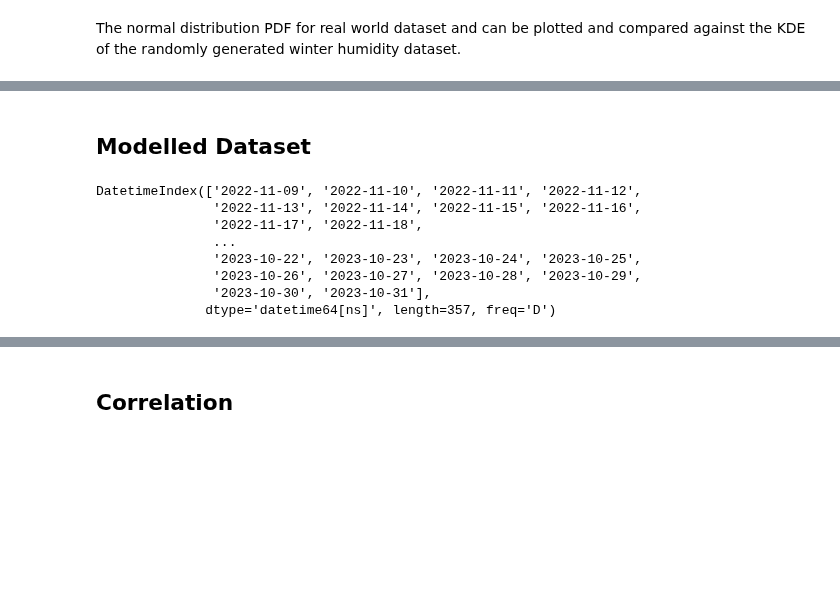
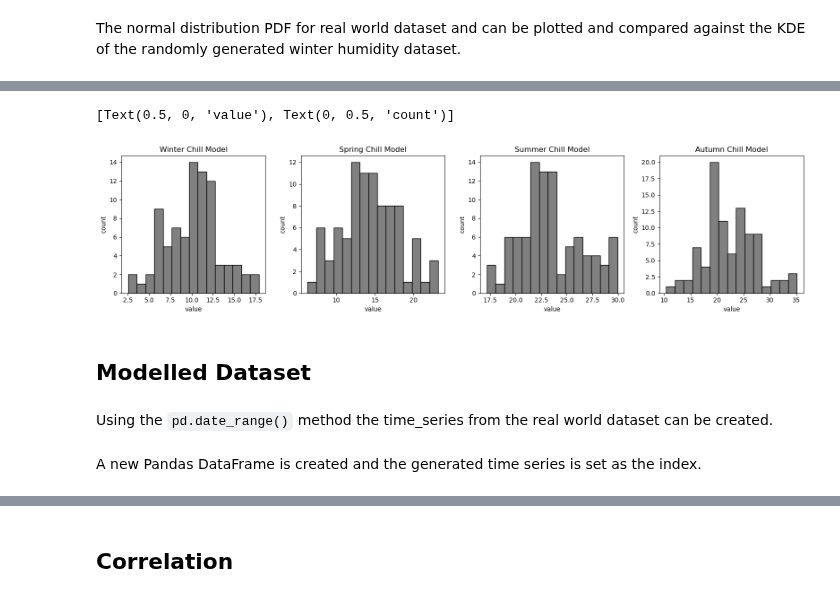
Before and after one commit to humphs078/ProgrammingforDataAnalysisAssignment_1, a Jupyter notebook: submission_notebook.ipynb, the cells around one changed output, grey strips where cells are left out. Drawn from its saved outputs; the diff is of its cells as text; code cells hidden in the pictures; blank space fills up the shorter version.

```diff
--- a/submission_notebook.ipynb
+++ b/submission_notebook.ipynb
@@ -689,15 +718,32 @@ plt.show()
+# %%
+winter_normal_chill = np.random.normal(winter.describe()['chill_celsius']['mean'], winter.describe()['chill_celsius']['std'], size = winter_rows)
+spring_normal_chill = np.random.normal(spring.describe()['chill_celsius']['mean'], spring.describe()['chill_celsius']['std'], size = spring_rows)
+summer_normal_chill = np.random.normal(summer.describe()['chill_celsius']['mean'], summer.describe()['chill_celsius']['std'], size = summer_rows)
+autumn_normal_chill = np.random.normal(autumn.describe()['chill_celsius']['mean'], autumn.describe()['chill_celsius']['std'], size = autumn_rows)
+# %%
+# seeding so the random numbers generated don't change when code is run, for demonstrative purposes
+seed = np.random.seed(4)
+
+plt.rcParams["figure.figsize"] = [16, 4]
+plt.rcParams["figure.autolayout"] = True
+
+fig, axis = plt.subplots(1, 4)
+axis[0].hist(winter_normal_chill, color = 'grey', edgecolor = 'black', bins=15)
+axis[0].set_title("Winter Chill Model")
+axis[0].set(xlabel='value', ylabel='count')
+axis[1].hist(spring_normal_chill, color = 'grey', edgecolor = 'black', bins=15)
+axis[1].set_title("Spring Chill Model")
+axis[1].set(xlabel='value', ylabel='count')
+axis[2].hist(summer_normal_chill, color = 'grey', edgecolor = 'black', bins=15)
+axis[2].set_title("Summer Chill Model")
+axis[2].set(xlabel='value', ylabel='count')
+axis[3].hist(autumn_normal_chill, color = 'grey', edgecolor = 'black', bins=15)
+axis[3].set_title("Autumn Chill Model")
+axis[3].set(xlabel='value', ylabel='count')
+# %% [output]
+[Text(0.5, 0, 'value'), Text(0, 0.5, 'count')]
+[figure, added]
 # %% [markdown]
 ## Modelled Dataset <a id="modelled-dataset"></a>
-# %%
-dti = pd.date_range(start="2022-11-09", end='2023-10-31')
-print(dti)
-synthesised_dataset = pd.DataFrame(index=dti, columns = column_rename)
-# %% [output]
-DatetimeIndex(['2022-11-09', '2022-11-10', '2022-11-11', '2022-11-12',
-               '2022-11-13', '2022-11-14', '2022-11-15', '2022-11-16',
-               '2022-11-17', '2022-11-18',
-               ...
-               '2023-10-22', '2023-10-23', '2023-10-24', '2023-10-25',
-               '2023-10-26', '2023-10-27', '2023-10-28', '2023-10-29',
-               '2023-10-30', '2023-10-31'],
-              dtype='datetime64[ns]', length=357, freq='D')
+# %% [markdown]
+Using the `pd.date_range()` method the time_series from the real world dataset can be created.
@@ -703,0 +753,2 @@ DatetimeIndex(['2022-11-09', '2022-11-10', '2022-11-11', '2022-11-12',
+# %% [markdown]
+A new Pandas DataFrame is created and the generated time series is set as the index.
```
Also changed, not shown: parts of 15 cells of this notebook, 3 other files.
